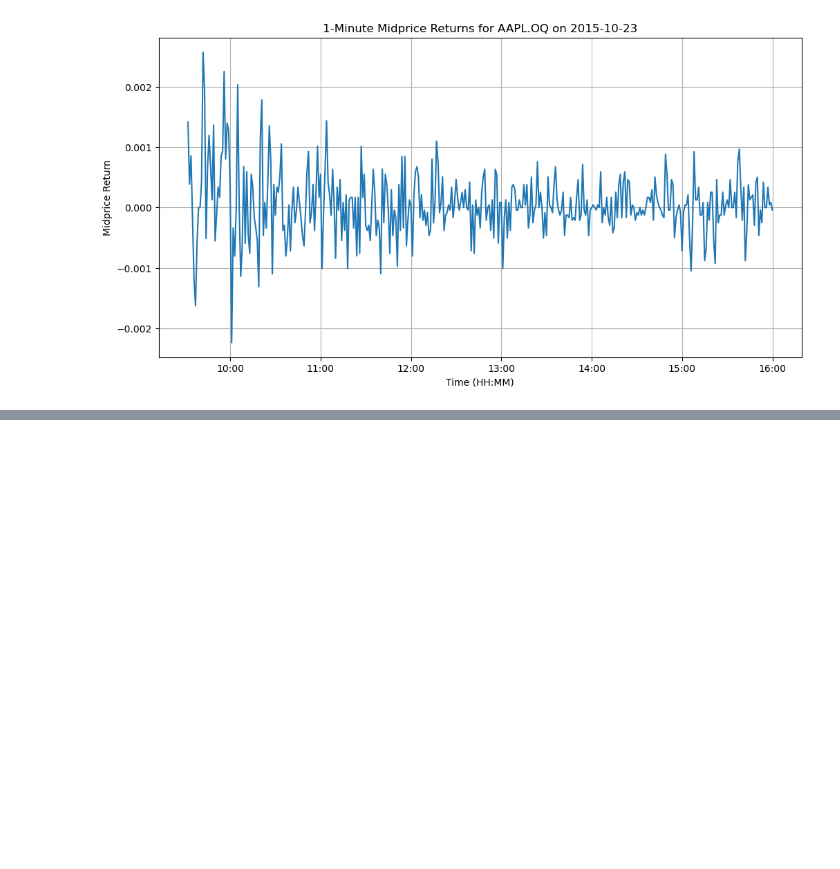
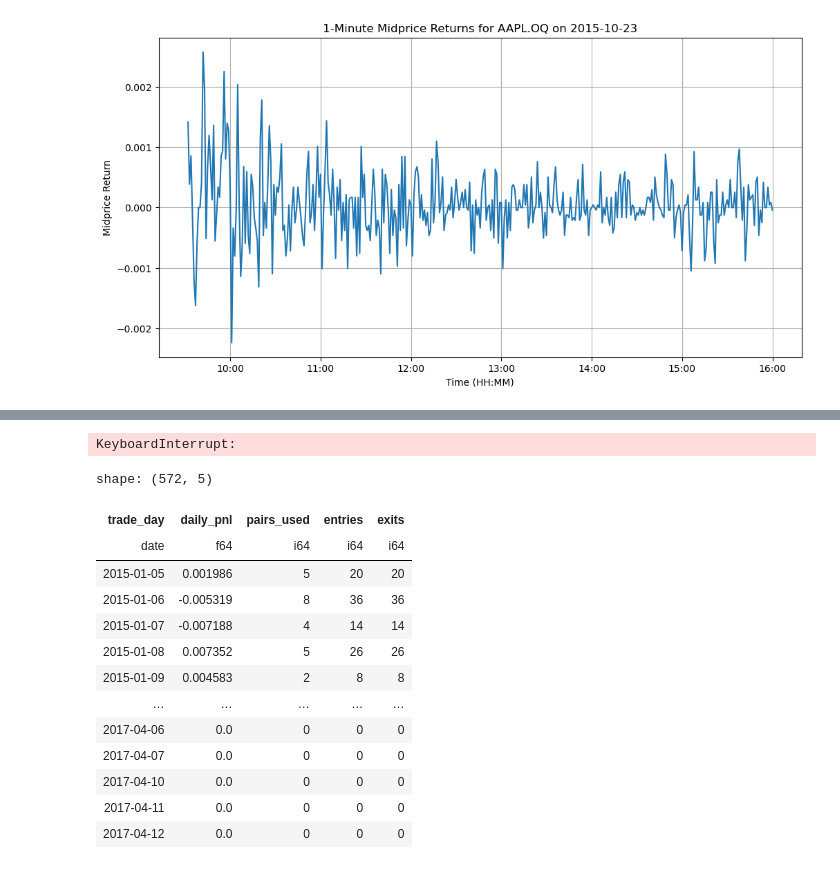
Before and after one commit to matthias-wyss/OCP-StatArb-SP100, a Jupyter notebook: analysis.ipynb, the cells around one changed output, grey strips where cells are left out. Drawn from its saved outputs; the diff is of its cells as text; code cells hidden in the pictures; blank space fills up the shorter version.

```diff
--- a/analysis.ipynb
+++ b/analysis.ipynb
@@ -67,0 +82,12 @@ plot_1min_intraday_midprices_and_returns(ticker="AAPL.OQ", date=dt.date(2015, 10
+# %%
+daily_matrices = build_daily_return_matrices(
+    data_dir=Path("data/selected/SP100/bbo"),
+    ticker_list=tickers,
+    return_col="mid_price_return"
+)
+
+print(f"Built {len(daily_matrices)} daily return matrices.")
+
+daily_pairs = build_daily_pairs(daily_matrices)
+# %% [output]
+KeyboardInterrupt:
@@ -67,0 +115,23 @@ plot_1min_intraday_midprices_and_returns(ticker="AAPL.OQ", date=dt.date(2015, 10
+# %%
+results = run_backtest(
+    pairs_path=PAIRS_PATH,
+    returns_dir=RETURNS_DIR,
+    index_ticker=INDEX_TICKER,
+    params=params,
+)
+results
+# %% [output]
+shape: (572, 5)
+| trade_day | daily_pnl | pairs_used | entries | exits |
+| date | f64 | i64 | i64 | i64 |
+| 2015-01-05 | 0.001986 | 5 | 20 | 20 |
+| 2015-01-06 | -0.005319 | 8 | 36 | 36 |
+| 2015-01-07 | -0.007188 | 4 | 14 | 14 |
+| 2015-01-08 | 0.007352 | 5 | 26 | 26 |
+| 2015-01-09 | 0.004583 | 2 | 8 | 8 |
+| … | … | … | … | … |
+| 2017-04-06 | 0.0 | 0 | 0 | 0 |
+| 2017-04-07 | 0.0 | 0 | 0 | 0 |
+| 2017-04-10 | 0.0 | 0 | 0 | 0 |
+| 2017-04-11 | 0.0 | 0 | 0 | 0 |
+| 2017-04-12 | 0.0 | 0 | 0 | 0 |
```
Also changed, not shown: parts of 7 cells of this notebook, 1 other file.
